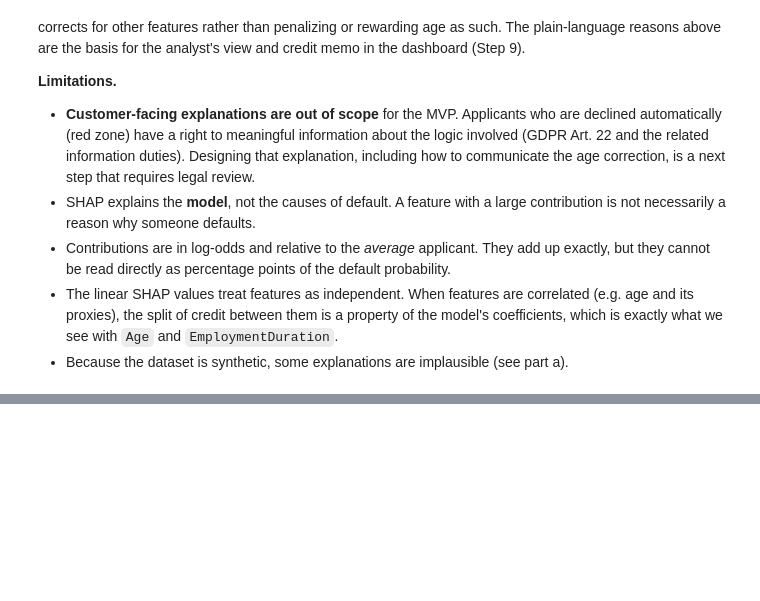
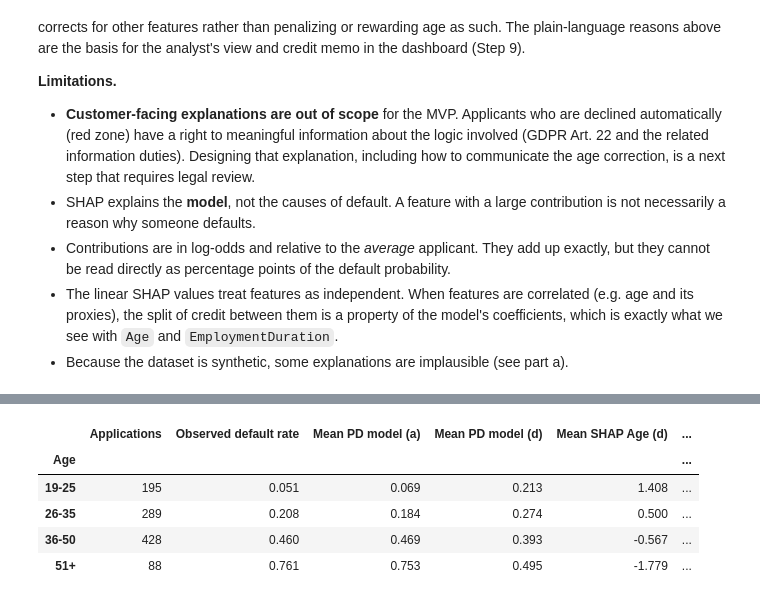
Before and after one commit to cdomat/creditparity, a Jupyter notebook: notebooks/credit_risk_step_7_explainability.ipynb, the cells around one changed output, grey strips where cells are left out. Saved outputs shown, nothing was run; the diff lists cells and outputs as text; code cells hidden in the pictures; blank space fills up the shorter version.

```diff
--- a/notebooks/credit_risk_step_7_explainability.ipynb
+++ b/notebooks/credit_risk_step_7_explainability.ipynb
@@ -392,0 +494,19 @@ pd.DataFrame({"Age raises risk": (s_d["Age"] > 0).groupby(age_group(X_test)).mea
+# %%
+# Real applicants: older age comes with different proxy values, so the effects partly cancel.
+# Average predicted PD and age contribution by age group (test set)
+by_age = pd.DataFrame({
+    "Applications": age_group(X_test).value_counts().sort_index(),
+    "Observed default rate": y_test.groupby(age_group(X_test)).mean(),
+    "Mean PD model (a)": pd.Series(p_test[COMPARISON], index=X_test.index).groupby(age_group(X_test)).mean(),
+    "Mean PD model (d)": pd_d.groupby(age_group(X_test)).mean(),
+    "Mean SHAP Age (d)": shap_test[FINAL]["Age"].groupby(age_group(X_test)).mean(),
+    "Mean SHAP of all other features (d)": shap_test[FINAL].drop(columns="Age").sum(axis=1).groupby(age_group(X_test)).mean(),
+})
+by_age.round(3)
+# %% [output]
+|  | Applications | Observed default rate | Mean PD model (a) | Mean PD model (d) | Mean SHAP Age (d) | ... |
+| Age |  |  |  |  |  | ... |
+| 19-25 | 195 | 0.051 | 0.069 | 0.213 | 1.408 | ... |
+| 26-35 | 289 | 0.208 | 0.184 | 0.274 | 0.500 | ... |
+| 36-50 | 428 | 0.460 | 0.469 | 0.393 | -0.567 | ... |
+| 51+ | 88 | 0.761 | 0.753 | 0.495 | -1.779 | ... |
```
Also changed, not shown: parts of 4 cells of this notebook, 4 other files.
